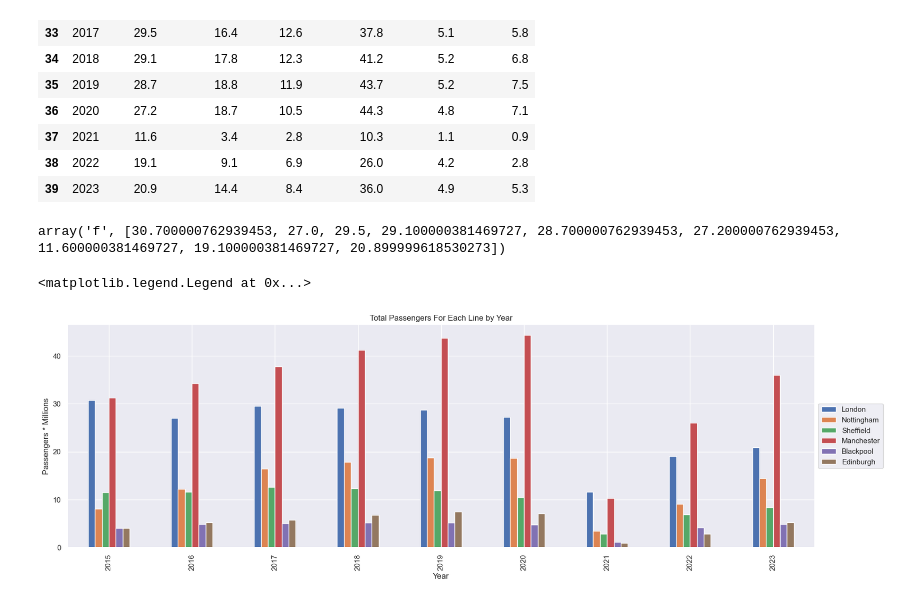
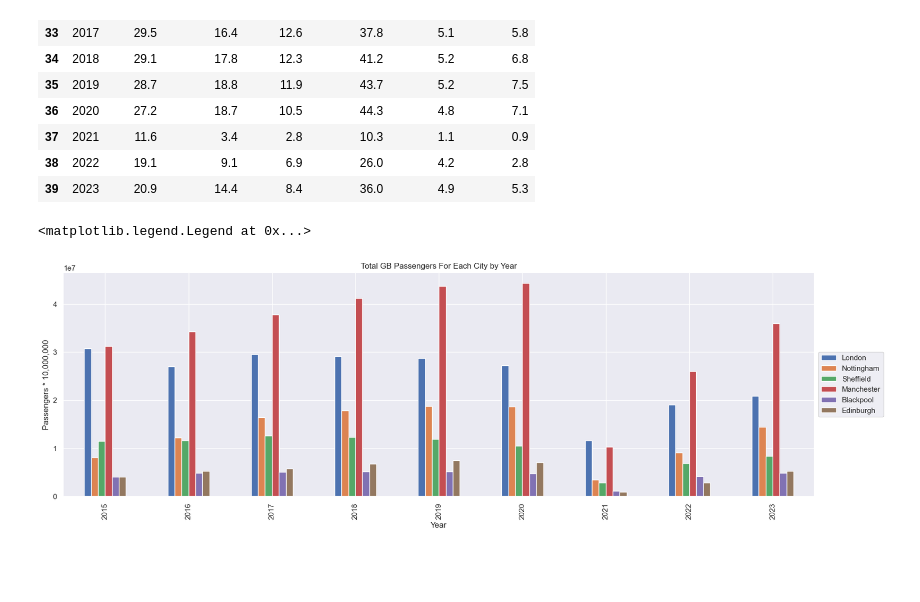
Before and after one commit to StphnKlly/DataAnalytics, a Jupyter notebook: CA2/MSC DA CA2 - Exploratory Data Analysis.ipynb, the cells around one changed output. Saved outputs shown, nothing was run; the diff lists cells and outputs as text; code cells hidden in the pictures; blank space fills up the shorter version.

```diff
--- a/CA2/MSC DA CA2 - Exploratory Data Analysis.ipynb
+++ b/CA2/MSC DA CA2 - Exploratory Data Analysis.ipynb
@@ -791,10 +780,10 @@ dtype: object
 # drop columns that do not deal with trams (subway, underground)
 
 # Dropping irrelevant columns
-df_GB_data = df_GB_data.drop(['Docklands Light Railway', 'West Midlands Metro [notes 1, 2, 4]', 'Tyne and Wear Metro',
+eda_gb_all_data_df = eda_gb_all_data_df.drop(['Docklands Light Railway', 'West Midlands Metro [notes 1, 2, 4]', 'Tyne and Wear Metro',
                               'England outside of London [note 5]', 'England [note 5]', 'Great Britain [note 5]',
                               'London Underground', 'Glasgow Subway'], axis=1)
-df_GB_data.head(5)
+eda_gb_all_data_df.head(5)
 # %% [output]
 |  | Financial year ending March | London Trams | Nottingham Express Transit | Sheffield Supertram | Manchester Metrolink [note 3] | ... |
 | 0 | 1984 | [w] | [w] | [w] | [w] | ... |
@@ -806,11 +795,11 @@ df_GB_data.head(5)
 # EDA Step 5. Renaming the columns
 
 # Renaming the column names
-df_GB_data = df_GB_data.rename(columns={"Financial year ending March": "Year", "London Trams": "London",
+eda_gb_all_data_df = eda_gb_all_data_df.rename(columns={"Financial year ending March": "Year", "London Trams": "London",
                                         "Nottingham Express Transit": "Nottingham", "Sheffield Supertram": "Sheffield",
                                         "Manchester Metrolink [note 3]": "Manchester", "Blackpool Tramway": "Blackpool",
                                         "Edinburgh Trams": "Edinburgh"})
-df_GB_data.head(5)
+eda_gb_all_data_df.head(5)
 # %% [output]
 |  | Year | London | Nottingham | Sheffield | Manchester | Blackpool | Edinburgh |
 | 0 | 1984 | [w] | [w] | [w] | [w] | 6.2 | [w] |
@@ -847,8 +836,8 @@ dtype: int64
 # there are no null values found
 # the dataset does state: The symbol "[w]" is used to denote no data.
 # the symbol "[w]" will be replaced with zero
-df_GB_data = df_GB_data.replace('[w]', 0)
-df_GB_data.head()
+eda_gb_all_data_df = eda_gb_all_data_df.replace('[w]', 0)
+eda_gb_all_data_df.head()
 # %% [output]
 |  | Year | London | Nottingham | Sheffield | Manchester | Blackpool | Edinburgh |
 | 0 | 1984 | 0.0 | 0.0 | 0.0 | 0.0 | 6.2 | 0.0 |
@@ -881,5 +870,5 @@ df_GB_data.head()
 # %%
 # drop rows for years before 2015
 # years after 2015 have data for all selected cities
-GB_data_year_2015_onward = df_GB_data.truncate(before=31)
+eda_gb_2015_onward_data_df = eda_gb_all_data_df.truncate(before=31)
 # %%
@@ -896,49 +885,47 @@ GB_data_year_2015_onward
 | 38 | 2022 | 19.1 | 9.1 | 6.9 | 26.0 | 4.2 | 2.8 |
 | 39 | 2023 | 20.9 | 14.4 | 8.4 | 36.0 | 4.9 | 5.3 |
 # %%
-london_arr = GB_data_year_2015_onward['London']
-nottingham_arr = GB_data_year_2015_onward['Nottingham']
-sheffield_arr = GB_data_year_2015_onward['Sheffield']
-manchester_arr = GB_data_year_2015_onward['Manchester']
-blackpool_arr = GB_data_year_2015_onward['Blackpool']
-edinburgh_arr = GB_data_year_2015_onward['Edinburgh']
-#edinburgh_arr
+eda_gb_london_list = eda_gb_2015_onward_data_df['London']
+eda_gb_nottingham_list = eda_gb_2015_onward_data_df['Nottingham']
+eda_gb_sheffield_list = eda_gb_2015_onward_data_df['Sheffield']
+eda_gb_manchester_list = eda_gb_2015_onward_data_df['Manchester']
+eda_gb_blackpool_list = eda_gb_2015_onward_data_df['Blackpool']
+eda_gb_edinburgh_list = eda_gb_2015_onward_data_df['Edinburgh']
+#eda_gb_edinburgh_list
 
 # convert variable to type float array to be passed to bar chart and heat map
 # https://pythonexamples.org/python-create-a-float-array/
-london_arr = array.array('f', round(london_arr, 1))
-nottingham_arr = array.array('f', nottingham_arr)
-sheffield_arr = array.array('f', sheffield_arr)
-manchester_arr = array.array('f', manchester_arr)
-blackpool_arr = array.array('f', blackpool_arr)
-edinburgh_arr = array.array('f', edinburgh_arr)
-#edinburgh_arr
+eda_gb_london_list = [int(round(item*1000000)) for item in eda_gb_london_list]
+eda_gb_nottingham_list = [int(round(item*1000000)) for item in eda_gb_nottingham_list]
+eda_gb_sheffield_list = [int(round(item*1000000)) for item in eda_gb_sheffield_list]
+eda_gb_manchester_list = [int(round(item*1000000)) for item in eda_gb_manchester_list]
+eda_gb_blackpool_list = [int(round(item*1000000)) for item in eda_gb_blackpool_list]
+eda_gb_edinburgh_list = [int(round(item*1000000)) for item in eda_gb_edinburgh_list]
+#print(eda_gb_edinburgh_list)
-# %% [output]
-array('f', [30.700000762939453, 27.0, 29.5, 29.100000381469727, 28.700000762939453, 27.200000762939453, 11.600000381469727, 19.100000381469727, 20.899999618530273])
 # %%
 # EDA Step 9. Plot different features against one another
 
 # Create a sample dataframe with an text index
 plotdata = pd.DataFrame({
-    "London":london_arr,
-    "Nottingham":nottingham_arr,
-    "Sheffield":sheffield_arr,
-    "Manchester":manchester_arr,
-    "Blackpool":blackpool_arr,
-    "Edinburgh":edinburgh_arr
+    "London":eda_gb_london_list,
+    "Nottingham":eda_gb_nottingham_list,
+    "Sheffield":eda_gb_sheffield_list,
+    "Manchester":eda_gb_manchester_list,
+    "Blackpool":eda_gb_blackpool_list,
+    "Edinburgh":eda_gb_edinburgh_list
     },
-    index = GB_data_year_2015_onward.Year.unique()
+    index = eda_gb_2015_onward_data_df.Year.unique()
 )
 plotdata.plot(kind="bar", figsize=(20, 6))
 plt.xlabel("Year")
-plt.ylabel("Passengers * Millions")
-plt.title("Total Passengers For Each Line by Year")
+plt.ylabel("Passengers * 10,000,000")
+plt.title("Total GB Passengers For Each City by Year")
 
 # https://stackoverflow.com/questions/23556153/how-to-put-legend-outside-the-plot-with-pandas
 plt.legend(loc='center left', bbox_to_anchor=(1.0, 0.5))
 # %% [output]
 <matplotlib.legend.Legend at 0x...>
-[figure, old version]
+[figure, new version]
 # %%
 # merge arrays into single array
 # https://www.w3schools.com/python/numpy/numpy_array_join.asp
```
Also changed, not shown: parts of 170 cells of this notebook.
